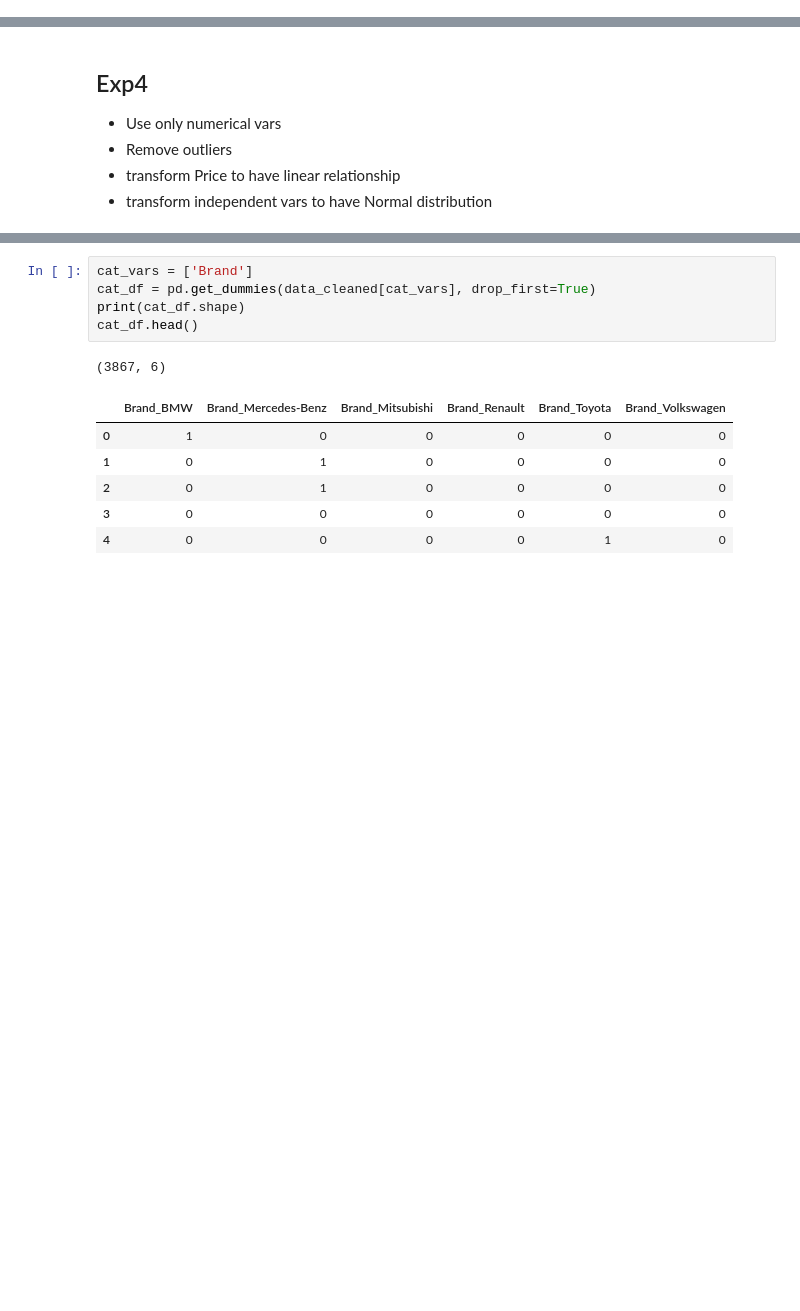
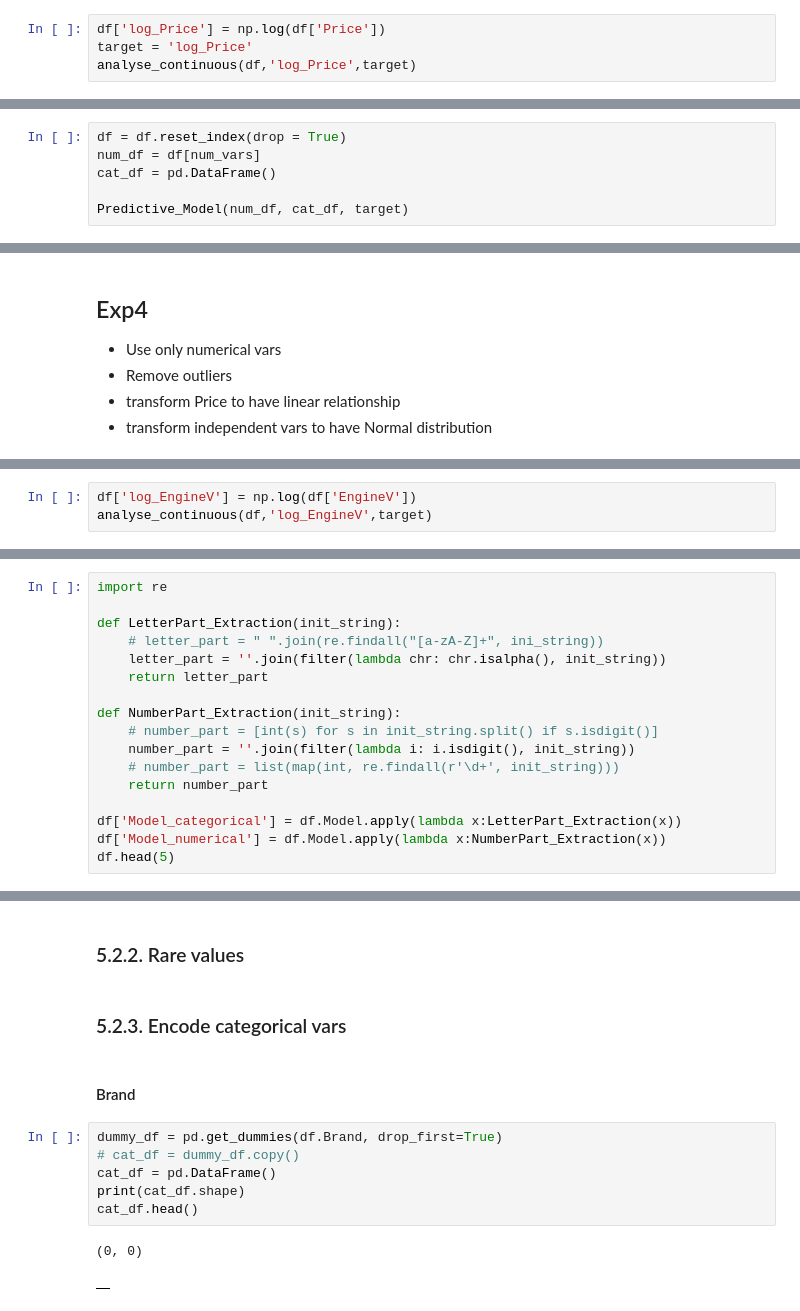
Before and after one commit to ntmai03/02-Regression, a Jupyter notebook: CarSale/02-CarSale-LinearRegression.ipynb, the cells around one changed output, grey strips where cells are left out. Saved outputs shown, nothing was run; the diff lists cells and outputs as text; blank space fills up the shorter version.

```diff
--- a/CarSale/02-CarSale-LinearRegression.ipynb
+++ b/CarSale/02-CarSale-LinearRegression.ipynb
@@ -510,0 +500,4 @@ Test set score:  0.5658118499291449
+# %%
+df['log_Price'] = np.log(df['Price'])
+target = 'log_Price'
+analyse_continuous(df,'log_Price',target)
@@ -510,0 +522,6 @@ Test set score:  0.5658118499291449
+# %%
+df = df.reset_index(drop = True)
+num_df = df[num_vars]
+cat_df = pd.DataFrame()
+
+Predictive_Model(num_df, cat_df, target)
@@ -1132,0 +555,3 @@ cat_df.head()
+# %%
+df['log_EngineV'] = np.log(df['EngineV'])
+analyse_continuous(df,'log_EngineV',target)
@@ -1152,0 +632,17 @@ Test set score:  0.7987137491972841
+# %%
+import re
+
+def LetterPart_Extraction(init_string):
+    # letter_part = " ".join(re.findall("[a-zA-Z]+", ini_string))
+    letter_part = ''.join(filter(lambda chr: chr.isalpha(), init_string))
+    return letter_part
+
+def NumberPart_Extraction(init_string):
+    # number_part = [int(s) for s in init_string.split() if s.isdigit()]
+    number_part = ''.join(filter(lambda i: i.isdigit(), init_string))
+    # number_part = list(map(int, re.findall(r'\d+', init_string)))
+    return number_part
+
+df['Model_categorical'] = df.Model.apply(lambda x:LetterPart_Extraction(x))
+df['Model_numerical'] = df.Model.apply(lambda x:NumberPart_Extraction(x))
+df.head(5)
@@ -1153,13 +735,15 @@ Test set score:  0.7987137491972841
+# %% [markdown]
+### 5.2.2. Rare values
+# %% [markdown]
+### 5.2.3. Encode categorical vars
+# %% [markdown]
+#### Brand
 # %%
-cat_vars = ['Brand']
-cat_df = pd.get_dummies(data_cleaned[cat_vars], drop_first=True)
+dummy_df = pd.get_dummies(df.Brand, drop_first=True)
+# cat_df = dummy_df.copy()
+cat_df = pd.DataFrame()
 print(cat_df.shape)
 cat_df.head()
 # %% [output]
-(3867, 6)
+(0, 0)
-|  | Brand_BMW | Brand_Mercedes-Benz | Brand_Mitsubishi | Brand_Renault | Brand_Toyota | Brand_Volkswagen |
-| 0 | 1 | 0 | 0 | 0 | 0 | 0 |
-| 1 | 0 | 1 | 0 | 0 | 0 | 0 |
-| 2 | 0 | 1 | 0 | 0 | 0 | 0 |
-| 3 | 0 | 0 | 0 | 0 | 0 | 0 |
-| 4 | 0 | 0 | 0 | 0 | 1 | 0 |
+|  |
```
Also changed, not shown: parts of 235 cells of this notebook.
